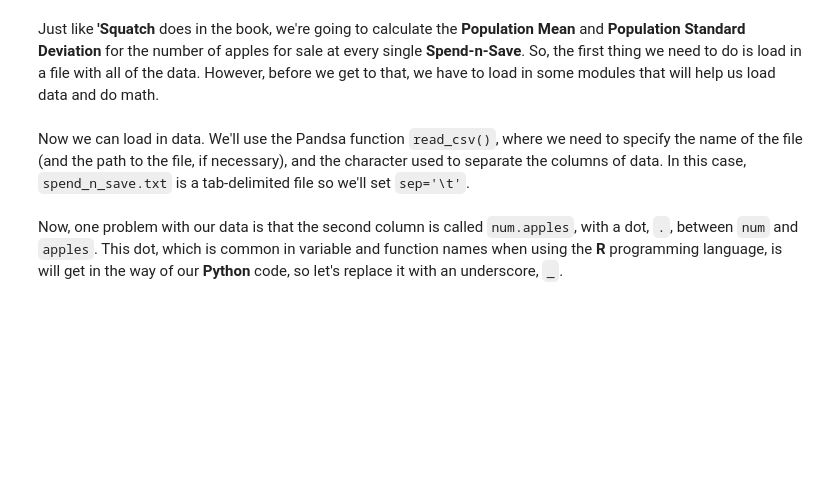
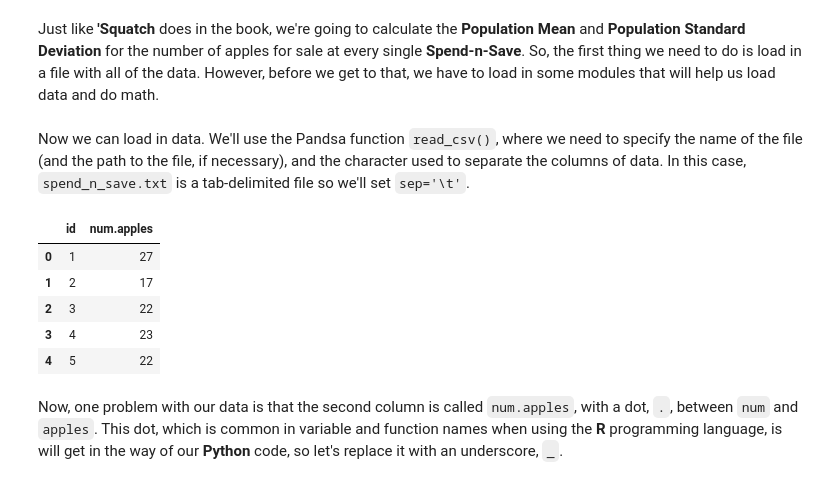
Before and after one commit to rahiakela/StatQuest-Illustrated-Guide-to-Statistics, a Jupyter notebook: chapter_01/chapter_01_py.ipynb, the cells around one changed output. Saved outputs shown, nothing was run; the diff lists cells and outputs as text; code cells hidden in the pictures; blank space fills up the shorter version.

```diff
--- a/chapter_01/chapter_01_py.ipynb
+++ b/chapter_01/chapter_01_py.ipynb
@@ -28,11 +28,18 @@ import statistics # to calculate mean and standard deviation
 Now we can load in data. We'll use the Pandsa function `read_csv()`, where we need to specify the name of the file (and the path to the file, if necessary), and the character used to separate the columns of data. In this case, `spend_n_save.txt` is a tab-delimited file so we'll set `sep='\t'`.
 # %%
 ## First, use pd.read_csv() to read the data in "spend_n_save.txt"
-spend_n_save_df = pd.read_csv("https://raw.githubusercontent.com/StatQuest/sigs/refs/heads/main/chapter_01/spend_n_save.txt", sep='\t')
+spend_n_save_df = pd.read_csv("https://raw.githubusercontent.com/rahiakela/StatQuest-Illustrated-Guide-to-Statistics/refs/heads/main/chapter_01/spend_n_save.txt", sep='\t')
 
 ## Verify that pd.read_csv() was successful by printing out the
 ## first few rows with the head() function
 spend_n_save_df.head()
+# %% [output]
+|  | id | num.apples |
+| 0 | 1 | 27 |
+| 1 | 2 | 17 |
+| 2 | 3 | 22 |
+| 3 | 4 | 23 |
+| 4 | 5 | 22 |
 # %% [markdown]
 Now, one problem with our data is that the second column is called `num.apples`, with a dot, `.`, between `num` and `apples`. This dot, which is common in variable and function names when using the **R** programming language, is will get in the way of our **Python** code, so let's replace it with an underscore, `_`.
 # %%
```
Also changed, not shown: parts of 13 cells of this notebook.
